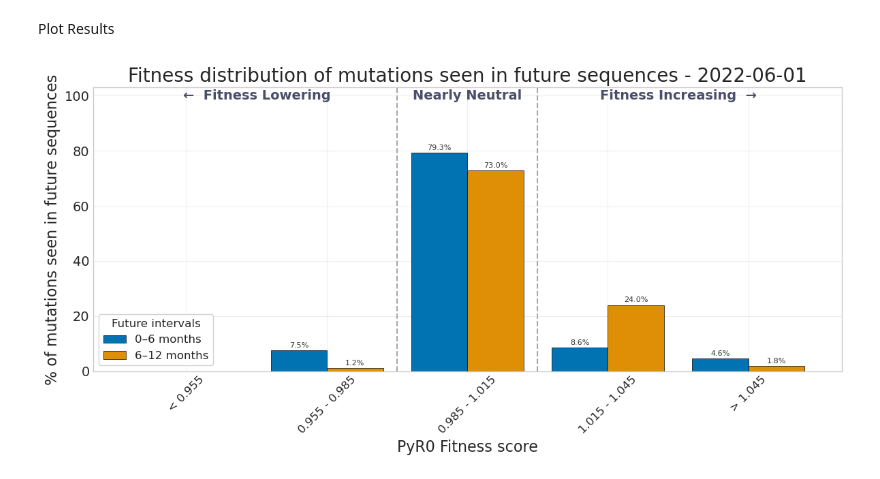
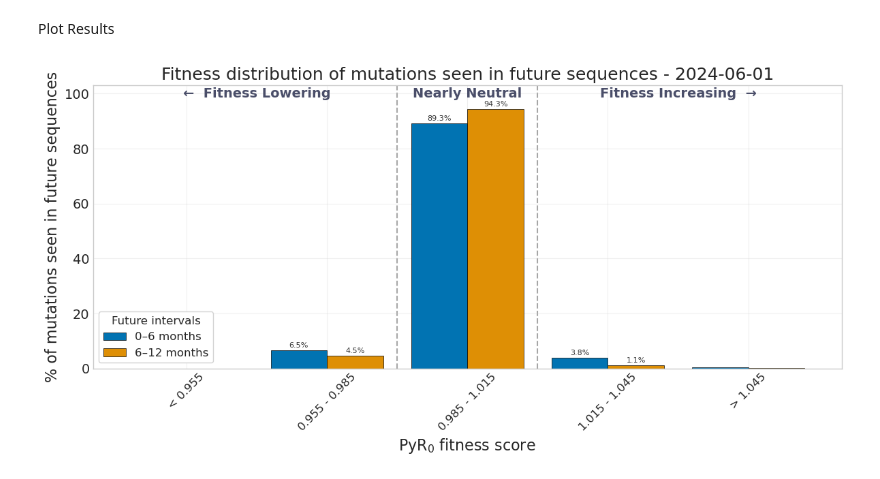
Before and after one commit to TurakhiaLab/VaccineScout, a Jupyter notebook: scripts/new_mutations_fitness.ipynb, the cells around one changed output. Cells and saved outputs as stored; diff of their text form; code cells hidden in the pictures.

```diff
--- a/scripts/new_mutations_fitness.ipynb
+++ b/scripts/new_mutations_fitness.ipynb
@@ -45,7 +45,7 @@ dates_df['predicted_date'] = pd.to_datetime(dates_df['predicted_date'])
 dates_df = dates_df.rename(columns={'strain': 'node_id'})
 # %%
 # --- Define cutoff date ---
-cutoff_date = "2022-06-01"
+cutoff_date = "2024-06-01"
 
 d = 30
 
@@ -62,7 +62,6 @@ _, future_df = split_circulating_and_future(
 )
 
 # --- Define windows for slicing future data ---
-#disjoint_windows = ['3M_1', '3M_2', '3M_3', '3M_4']
 disjoint_windows = ['6M_1', '6M_2']
 
 # --- Perform slicing ---
@@ -270,11 +269,11 @@ for i, key in enumerate(disjoint_windows):
             )
 
 try:
-    plt.title(f'Fitness distribution of mutations seen in future sequences - {cutoff_date}', fontsize=20)
+    plt.title(f'Fitness distribution of mutations seen in future sequences - {cutoff_date}', fontsize=18)
 except NameError:
-    plt.title('Fitness distribution of mutations seen in future sequences', fontsize=20)
+    plt.title('Fitness distribution of mutations seen in future sequences', fontsize=18)
 
-plt.xlabel("PyR0 Fitness score", fontsize=16)
+plt.xlabel("PyR$_0$ fitness score", fontsize=16)
 plt.ylabel("% of mutations seen in future sequences", fontsize=16)
 leg = plt.legend(title="Future intervals", fontsize=12, title_fontsize=12,
                  frameon=True, facecolor='white', edgecolor='lightgray', framealpha=1.0)
@@ -294,31 +293,32 @@ plt.yticks(fontsize=14)
 plt.grid(alpha=0.3)
 plt.ylim(0, 103)
 
 # Realign the vertical threshold lines to match the central bin boundaries
 plt.axvline(x=0.985, color='gray', linestyle='--', linewidth=1.5, alpha=0.7, zorder=0)
 plt.axvline(x=1.015, color='gray', linestyle='--', linewidth=1.5, alpha=0.7, zorder=0)
 
 # Re-center text annotations over the new groups
 plt.text(
     x=0.955, y=100,
     s="←  Fitness Lowering",
     ha='center', va='center',
     fontsize=14, fontweight='bold', color='#4a4e69'
 )
 plt.text(
     x=1.00, y=100,
     s="Nearly Neutral",
     ha='center', va='center',
     fontsize=14, fontweight='bold', color='#4a4e69'
 )
 plt.text(
     x=1.045, y=100,
     s="Fitness Increasing  →",
     ha='center', va='center',
     fontsize=14, fontweight='bold', color='#4a4e69'
 )
 
 plt.tight_layout()
+plt.savefig(Path(ROOT_PATH) / cutoff_date / 'fitness.svg', format='svg', bbox_inches='tight', dpi=300)
 plt.show()
 # %% [output]
-[figure, old version]
+[figure, new version]
```
Also changed, not shown: 6 other files.
